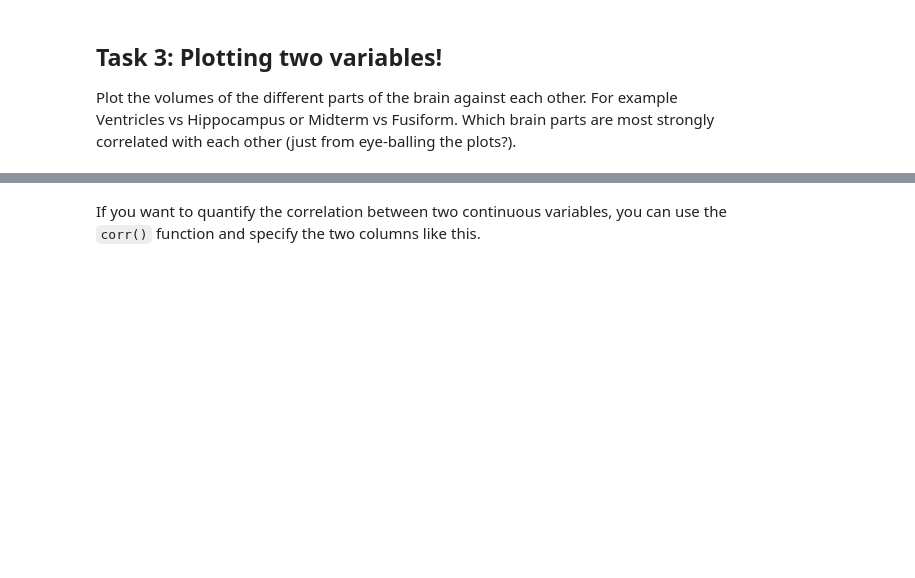
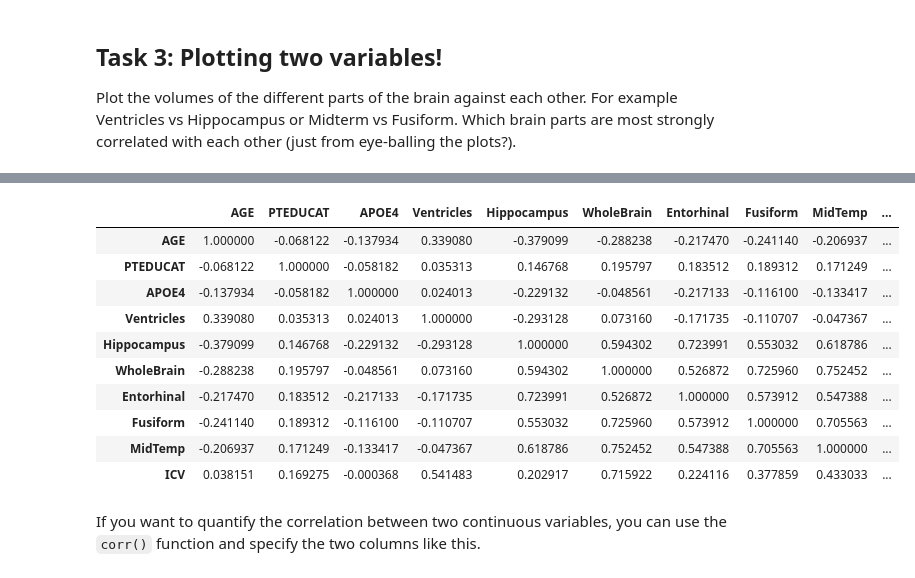
Before and after one commit to pleunipennings/CSC508_ML_Biomedicine_Class, a Jupyter notebook: Module4/Module_4a_PatData_ExploratoryDataAnalysis.ipynb, the cells around one changed output, grey strips where cells are left out. Cells and saved outputs as stored; diff of their text form; code cells hidden in the pictures; blank space fills up the shorter version.

```diff
--- a/Module4/Module_4a_PatData_ExploratoryDataAnalysis.ipynb
+++ b/Module4/Module_4a_PatData_ExploratoryDataAnalysis.ipynb
@@ -160,3 +188,20 @@ Pat_data.corr(method ='pearson')
+# %%
+# Select only numeric columns before calculating correlation
+numeric_data = Pat_data.select_dtypes(include=['number'])
+correlation_matrix = numeric_data.corr(method='pearson')
+correlation_matrix
+# %% [output]
+|  | AGE | PTEDUCAT | APOE4 | Ventricles | Hippocampus | WholeBrain | Entorhinal | Fusiform | MidTemp | ... |
+| AGE | 1.000000 | -0.068122 | -0.137934 | 0.339080 | -0.379099 | -0.288238 | -0.217470 | -0.241140 | -0.206937 | ... |
+| PTEDUCAT | -0.068122 | 1.000000 | -0.058182 | 0.035313 | 0.146768 | 0.195797 | 0.183512 | 0.189312 | 0.171249 | ... |
+| APOE4 | -0.137934 | -0.058182 | 1.000000 | 0.024013 | -0.229132 | -0.048561 | -0.217133 | -0.116100 | -0.133417 | ... |
+| Ventricles | 0.339080 | 0.035313 | 0.024013 | 1.000000 | -0.293128 | 0.073160 | -0.171735 | -0.110707 | -0.047367 | ... |
+| Hippocampus | -0.379099 | 0.146768 | -0.229132 | -0.293128 | 1.000000 | 0.594302 | 0.723991 | 0.553032 | 0.618786 | ... |
+| WholeBrain | -0.288238 | 0.195797 | -0.048561 | 0.073160 | 0.594302 | 1.000000 | 0.526872 | 0.725960 | 0.752452 | ... |
+| Entorhinal | -0.217470 | 0.183512 | -0.217133 | -0.171735 | 0.723991 | 0.526872 | 1.000000 | 0.573912 | 0.547388 | ... |
+| Fusiform | -0.241140 | 0.189312 | -0.116100 | -0.110707 | 0.553032 | 0.725960 | 0.573912 | 1.000000 | 0.705563 | ... |
+| MidTemp | -0.206937 | 0.171249 | -0.133417 | -0.047367 | 0.618786 | 0.752452 | 0.547388 | 0.705563 | 1.000000 | ... |
+| ICV | 0.038151 | 0.169275 | -0.000368 | 0.541483 | 0.202917 | 0.715922 | 0.224116 | 0.377859 | 0.433033 | ... |
 # %% [markdown]
 If you want to quantify the correlation between two continuous variables, you can use the `corr()` function and specify the two columns like this.
 # %%
```
Also changed, not shown: parts of 28 cells of this notebook.
